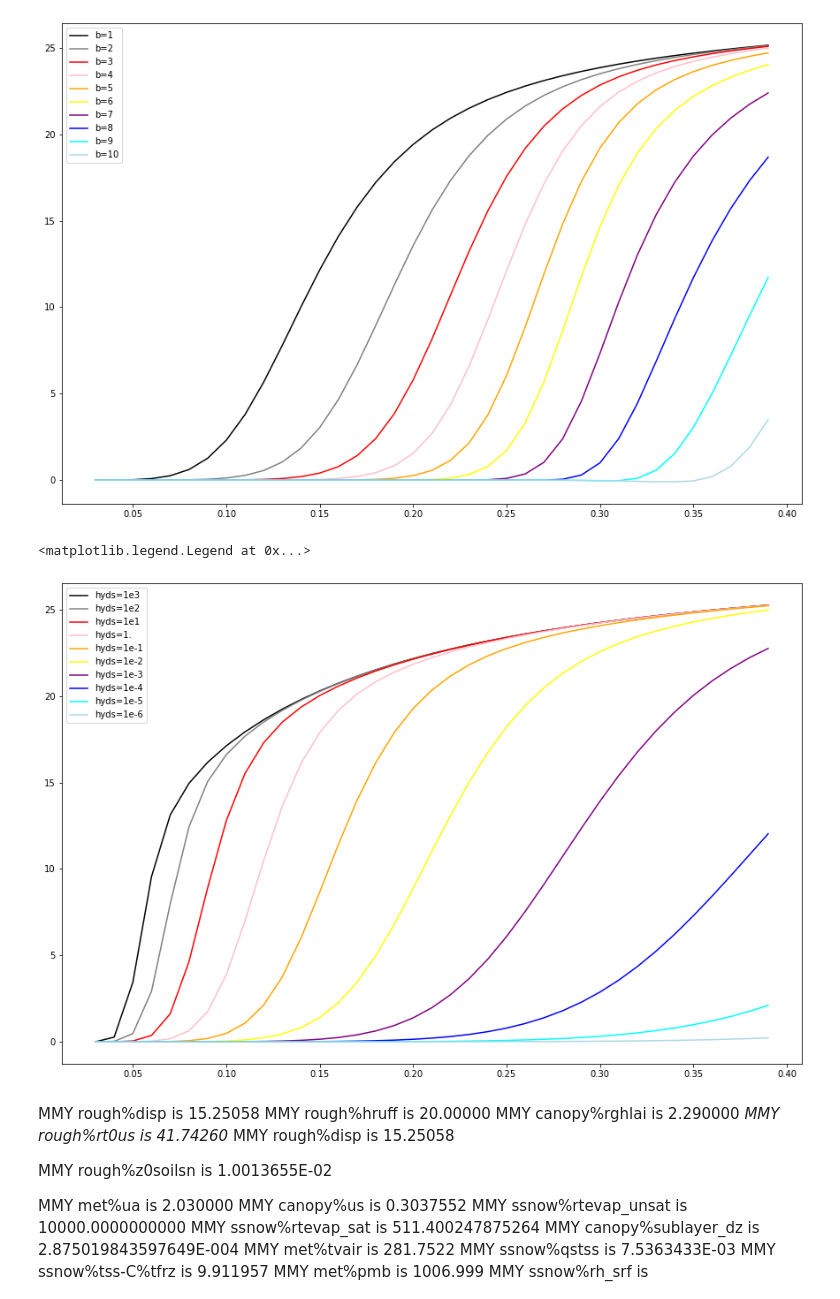
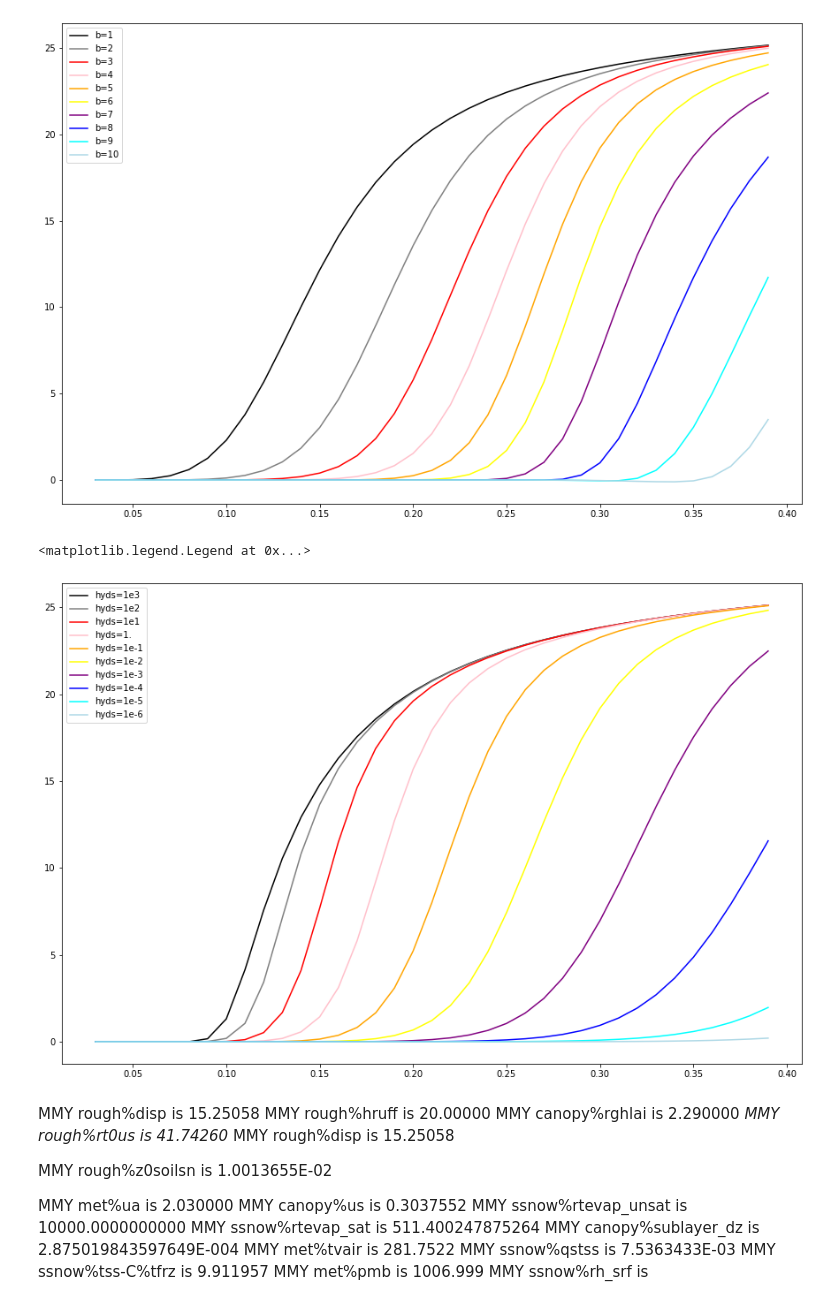
Before and after one commit to bibivking/Jupyter_scripts, a Jupyter notebook: Dani_Or_Soil_Evaporation_Scheme.ipynb, the cells around one changed output. Drawn from its saved outputs; the diff is of its cells as text; code cells hidden in the pictures.

```diff
--- a/Dani_Or_Soil_Evaporation_Scheme.ipynb
+++ b/Dani_Or_Soil_Evaporation_Scheme.ipynb
@@ -11,11 +11,10 @@ from matplotlib import ticker
 import datetime as dt
 import parameters as p
 # %%
-def main(theta, hyds):
+def main(theta, hyds, bch):
     '''
     set surface input data and calculate resistance and Esoil
     '''
-    bch  = 2.
 
     # Meteorology input
 
@@ -65,6 +64,8 @@ def main(theta, hyds):
     rg = calc_rg(L, U_x, d, Z0s)
     rsv = calc_rsv(theta_srf, Tsrf, qsat, bch, hyds)
     rBL,delta = calc_rBL(Uair, U_x, theta, tvair)
+
+    # Soil evaporation (W m-2)
     Esoil = calc_esoil(pres, tvair, qsrf, qa, Z0s, delta, rg, rsv, rBL) # 2.252888
     #print(rg)
     #print(rsv)
@@ -384,33 +385,33 @@ ax1.legend()
 # %%
 # test hyds
 hyds = [1e3,1e2,1e1,1.,1e-1,1e-2,1e-3,1e-4,1e-5,1e-6]
 es = np.zeros((len(np.arange(p.theta_r+0.01, p.theta_sat,0.01)), len(hyds)))
-
+bch = 4.
 i = 0
 for hk in hyds:
     j = 0
     for sm in np.arange(p.theta_r+0.01, p.theta_sat,0.01):
-        es1= main(sm, hk)
+        es1= main(sm, hk , bch)
         es[j,i] = es1
         j += 1
     i += 1
 
 fig = plt.figure(figsize=[15,10])
 ax1 = fig.add_subplot(111)
 ax1.plot(np.arange(p.theta_r+0.01, p.theta_sat,0.01),es[:,0], color = 'black', label="hyds=1e3")
 ax1.plot(np.arange(p.theta_r+0.01, p.theta_sat,0.01),es[:,1], color = 'gray', label="hyds=1e2")
 ax1.plot(np.arange(p.theta_r+0.01, p.theta_sat,0.01),es[:,2], color = 'red', label="hyds=1e1")
 ax1.plot(np.arange(p.theta_r+0.01, p.theta_sat,0.01),es[:,3], color = 'pink', label="hyds=1.")
 ax1.plot(np.arange(p.theta_r+0.01, p.theta_sat,0.01),es[:,4], color = 'orange', label="hyds=1e-1")
 ax1.plot(np.arange(p.theta_r+0.01, p.theta_sat,0.01),es[:,5], color = 'yellow', label="hyds=1e-2")
 ax1.plot(np.arange(p.theta_r+0.01, p.theta_sat,0.01),es[:,6], color = 'purple', label="hyds=1e-3")
 ax1.plot(np.arange(p.theta_r+0.01, p.theta_sat,0.01),es[:,7], color = 'blue', label="hyds=1e-4")
 ax1.plot(np.arange(p.theta_r+0.01, p.theta_sat,0.01),es[:,8], color = 'cyan', label="hyds=1e-5")
 ax1.plot(np.arange(p.theta_r+0.01, p.theta_sat,0.01),es[:,9], color = 'lightblue', label="hyds=1e-6")
 ax1.legend()
 # %% [output]
 <matplotlib.legend.Legend at 0x...>
-[figure, old version]
+[figure, new version]
 # %% [markdown]
  MMY rough%disp is    15.25058
  MMY rough%hruff is    20.00000
```
Also changed, not shown: parts of 2 cells of this notebook.
